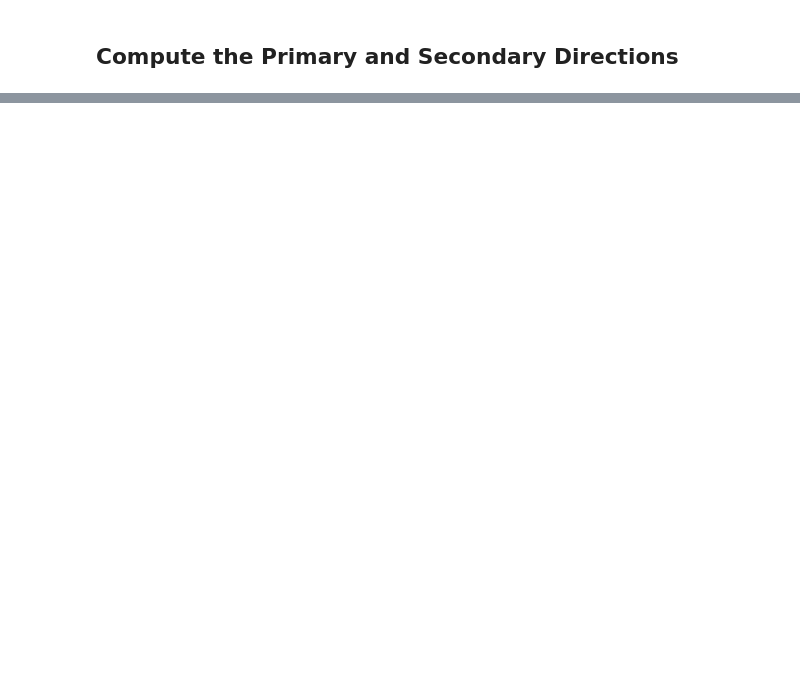
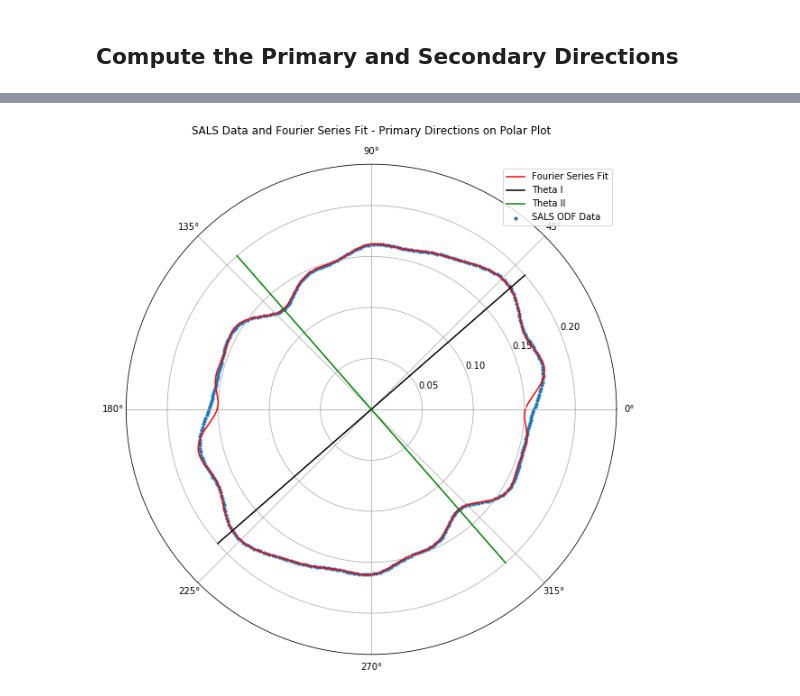
Before and after one commit to stpotter16/psfdi, a Jupyter notebook: notebooks/exploratory/stp_explore_ODF_extraction_data_analysis.ipynb, the cells around one changed output, grey strips where cells are left out. Drawn from its saved outputs; the diff is of its cells as text; code cells hidden in the pictures; blank space fills up the shorter version.

```diff
--- a/notebooks/exploratory/stp_explore_ODF_extraction_data_analysis.ipynb
+++ b/notebooks/exploratory/stp_explore_ODF_extraction_data_analysis.ipynb
@@ -437,9 +470,12 @@ plt.title('SALS ODF Data and Associated Fourier Series Fit - Primary Directions
 # %%
 theta1_r = np.deg2rad(theta1)
 theta2_r = np.deg2rad(theta2)
 fig = plt.figure(figsize=(10, 10))
 plt.polar(odf_theta, odf_fsfit, color='r', label='Fourier Series Fit');
 plt.scatter(odf_theta, odf_gamma, s=10, label='SALS ODF Data');
 plt.polar([theta1_r, theta1_r + np.pi], [0.20, 0.20], color='k', label='Theta I')
 plt.polar([theta2_r, theta2_r + np.pi], [0.20, 0.20], color='g', label='Theta II')
+plt.legend()
 plt.title('SALS Data and Fourier Series Fit - Primary Directions on Polar Plot');
+# %% [output]
+[figure, added]
```
Also changed, not shown: parts of 13 cells of this notebook, 1 other file.
